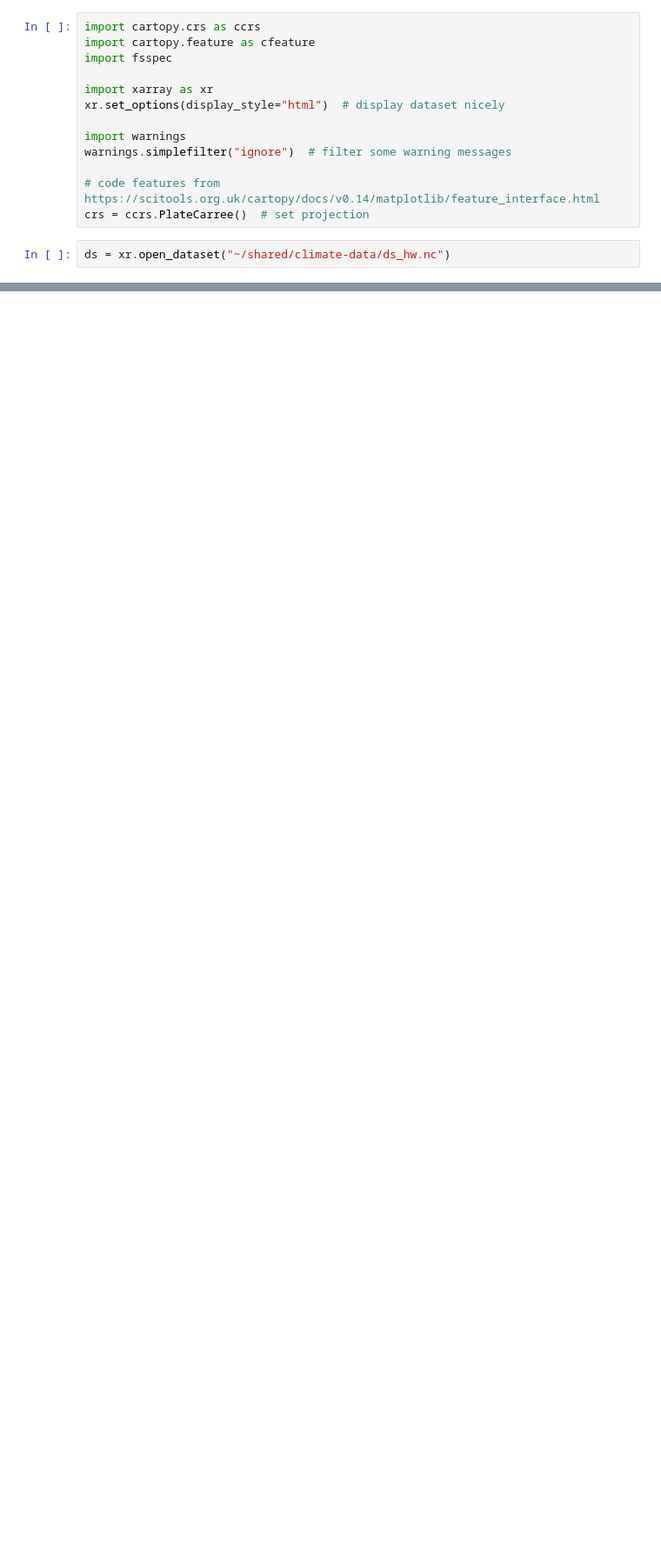
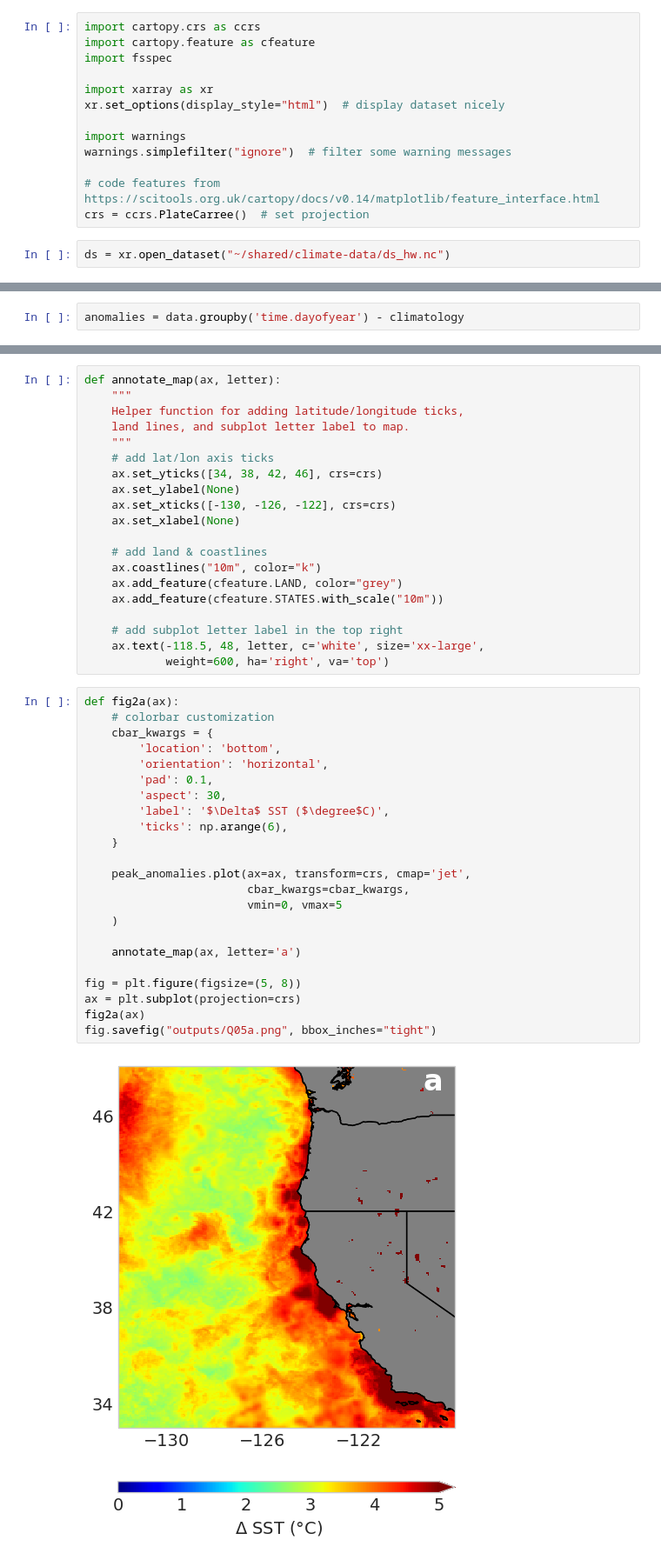
Before and after one commit to UCB-stat-159-s23/hw03-Group27, a Jupyter notebook: climate-Q05.ipynb, the cells around one changed output, grey strips where cells are left out. Shown: that part at 87% size. Cells and saved outputs as stored; diff of their text form; blank space fills up the shorter version.

```diff
--- a/climate-Q05.ipynb
+++ b/climate-Q05.ipynb
@@ -55,0 +63,2 @@ array([[[290.05157, 290.026  , 290.00433, ..., 288.28137, 288.286  ,
+# %%
+anomalies = data.groupby('time.dayofyear') - climatology
@@ -55,0 +86,45 @@ array([[[290.05157, 290.026  , 290.00433, ..., 288.28137, 288.286  ,
+# %%
+def annotate_map(ax, letter):
+    """
+    Helper function for adding latitude/longitude ticks,
+    land lines, and subplot letter label to map.
+    """
+    # add lat/lon axis ticks
+    ax.set_yticks([34, 38, 42, 46], crs=crs)
+    ax.set_ylabel(None)
+    ax.set_xticks([-130, -126, -122], crs=crs)
+    ax.set_xlabel(None)
+
+    # add land & coastlines
+    ax.coastlines("10m", color="k")
+    ax.add_feature(cfeature.LAND, color="grey")
+    ax.add_feature(cfeature.STATES.with_scale("10m"))
+
+    # add subplot letter label in the top right
+    ax.text(-118.5, 48, letter, c='white', size='xx-large',
+            weight=600, ha='right', va='top')
+# %%
+def fig2a(ax):
+    # colorbar customization
+    cbar_kwargs = {
+        'location': 'bottom',
+        'orientation': 'horizontal',
+        'pad': 0.1,
+        'aspect': 30,
+        'label': '$\Delta$ SST ($\degree$C)',
+        'ticks': np.arange(6),
+    }
+
+    peak_anomalies.plot(ax=ax, transform=crs, cmap='jet',
+                        cbar_kwargs=cbar_kwargs,
+                        vmin=0, vmax=5
+    )
+
+    annotate_map(ax, letter='a')
+
+fig = plt.figure(figsize=(5, 8))
+ax = plt.subplot(projection=crs)
+fig2a(ax)
+fig.savefig("outputs/Q05a.png", bbox_inches="tight")
+# %% [output]
+[figure, added]
```
Also changed, not shown: parts of 23 cells of this notebook, 4 other files.
